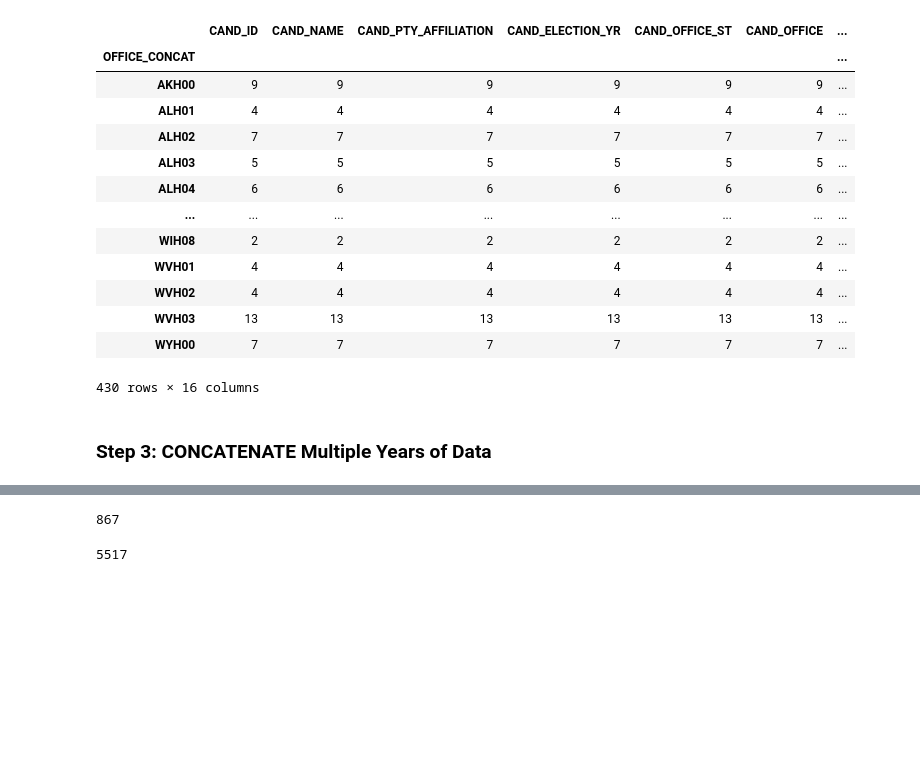
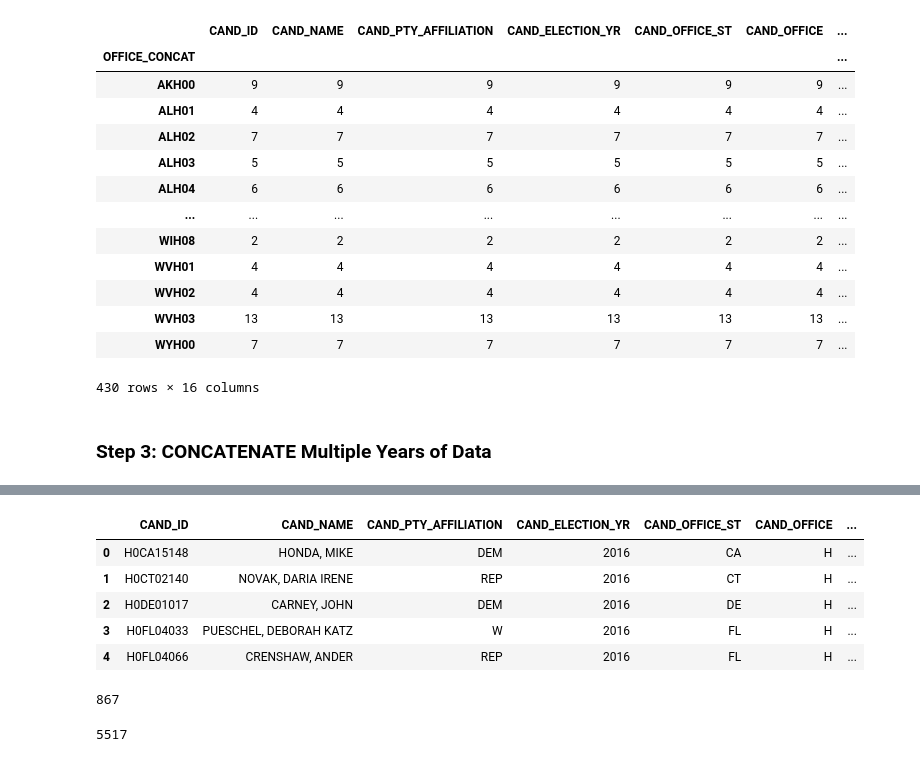
Before and after one commit to agilityvision/DS-5559-project, a Jupyter notebook: Identify_Candidates.ipynb, the cells around one changed output, grey strips where cells are left out. Cells and saved outputs as stored; diff of their text form; code cells hidden in the pictures; blank space fills up the shorter version.

```diff
--- a/Identify_Candidates.ipynb
+++ b/Identify_Candidates.ipynb
@@ -42,7 +42,7 @@ def parse_file(file_name, file_header):
     '''Tool to load in an FEC file with associated header and produce a Spark Dataframe'''
 
     #load data frame and split by delimiter
-    df_temp = parse_file(file_name).map(lambda row: [elem for elem in row.split('|')])
+    df_temp = sc.textFile(file_name).map(lambda row: [elem for elem in row.split('|')])
 
     #load separate header csv file and prepare schema
     #assumes all values are STRING TYPE for simplicity
@@ -167,3 +151,12 @@ df_combined.sort_values(by=['WINNER'], ascending=True)
+# %%
+df_combined.head()
+# %% [output]
+|  | CAND_ID | CAND_NAME | CAND_PTY_AFFILIATION | CAND_ELECTION_YR | CAND_OFFICE_ST | CAND_OFFICE | ... |
+| 0 | H0CA15148 | HONDA, MIKE | DEM | 2016 | CA | H | ... |
+| 1 | H0CT02140 | NOVAK, DARIA IRENE | REP | 2016 | CT | H | ... |
+| 2 | H0DE01017 | CARNEY, JOHN | DEM | 2016 | DE | H | ... |
+| 3 | H0FL04033 | PUESCHEL, DEBORAH KATZ | W | 2016 | FL | H | ... |
+| 4 | H0FL04066 | CRENSHAW, ANDER | REP | 2016 | FL | H | ... |
 # %%
 df_combined.WINNER.sum()
 # %% [output]
```
Also changed, not shown: parts of 45 cells of this notebook.
